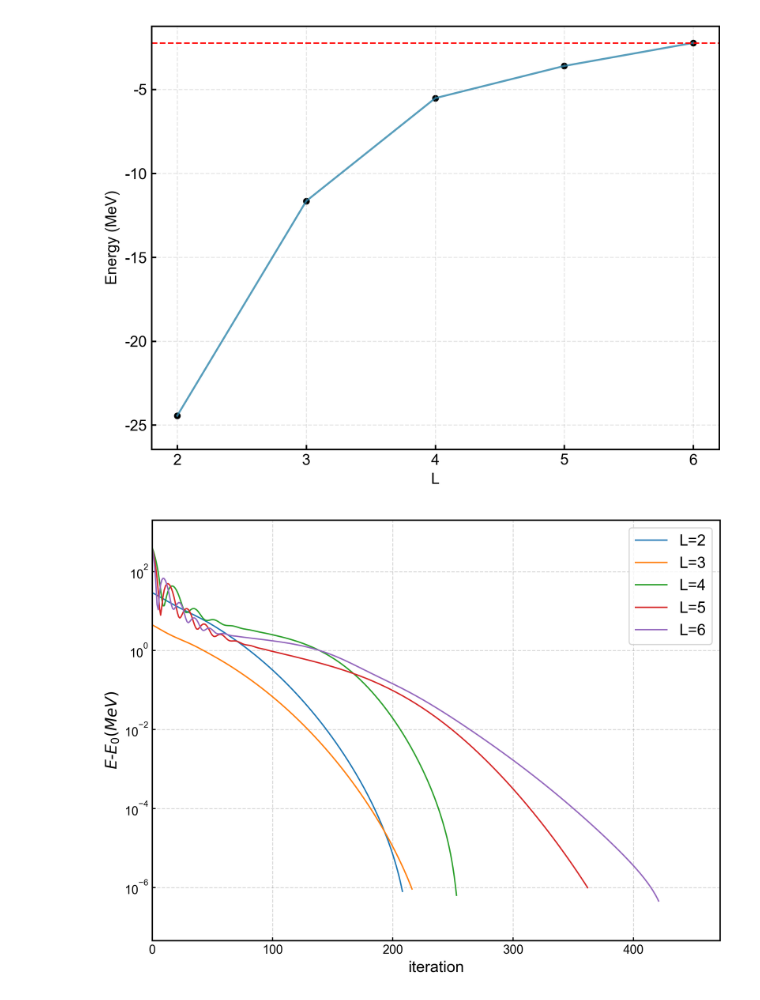
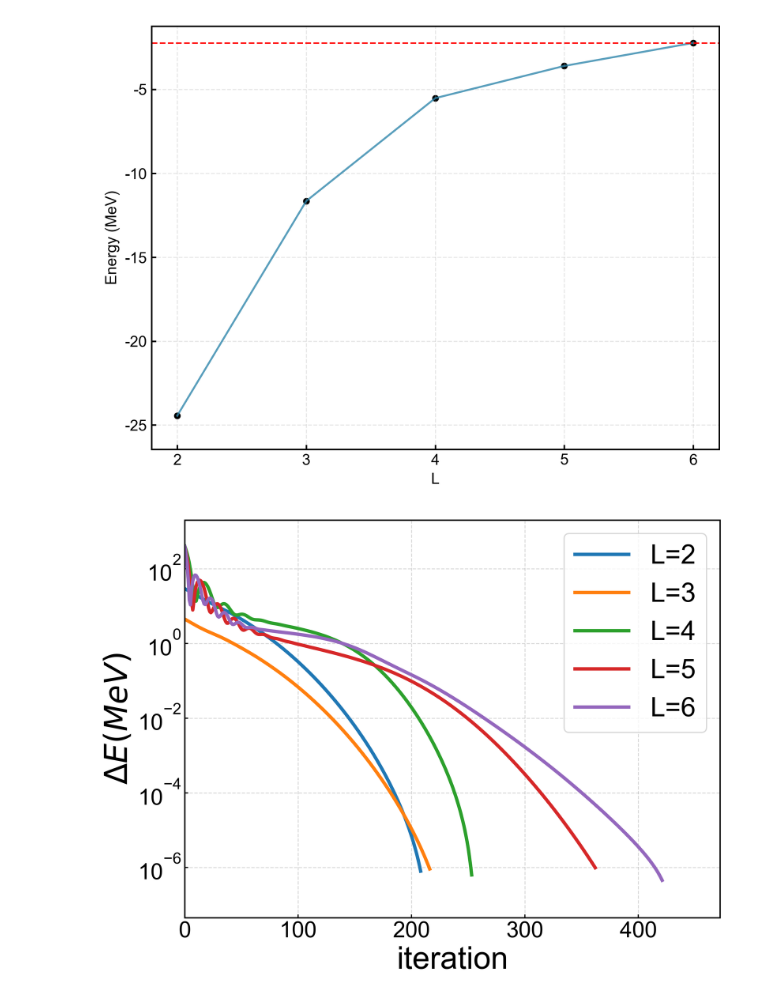
Before and after one commit to ZhushuoLiu/Quantum-computing-for-effective-nuclear-lattice-model, a Jupyter notebook: N=2 tu.ipynb, the cells around one changed output. Drawn from its saved outputs; the diff is of its cells as text; code cells hidden in the pictures.

```diff
--- a/N=2 tu.ipynb
+++ b/N=2 tu.ipynb
@@ -155,43 +155,43 @@ for i, arr in enumerate(data_list):
     # 根据数组长度生成对应的x轴数据
     x = np.arange(len(arr))
     # 绘制曲线：设置颜色、线条宽度、标记点（增强辨识度）、label
-    ax.plot(x, arr, color=colors[i], linewidth=1.2, label=labels[i])
+    ax.plot(x, arr, color=colors[i], linewidth=3, label=labels[i])
 
 ax.set_yscale('log')  # 核心修改：Y轴改为对数坐标
 ax.tick_params(direction='in')  # 刻度线向内（科研绘图规范）
 # -------------------------- 5. 细节优化（科研绘图必备） --------------------------
 # 设置x轴、y轴标签（带字体大小）
-ax.set_xlabel('iteration', fontsize=14, )
-ax.set_ylabel('$E$-$E_0(MeV)$', fontsize=14, )
+ax.set_xlabel('iteration', fontsize=28, )
+ax.set_ylabel('$\Delta E(MeV)$', fontsize=28, )
 
 # 设置标题（按需修改）
 #ax.set_title('Comparison of 5 Groups of Arrays', fontsize=16, pad=20)
 
 # 添加图例（位置最优，避免遮挡数据）
-ax.legend(loc='best', fontsize=14, frameon=True, fancybox=True, shadow=False)
+ax.legend(loc='best', fontsize=24, frameon=True, fancybox=True, shadow=False)
 
 # 添加网格（浅灰色虚线，辅助阅读，不喧宾夺主）
 ax.grid(True, linestyle='--', alpha=0.3, color='gray', linewidth=0.8)
 
 # 优化坐标轴：只保留左、下边框（科研绘图简洁风格）
 #ax.spines['top'].set_visible(False)
 #ax.spines['right'].set_visible(False)
 
 # 调整刻度范围（可选，根据数据自动适配）
 ax.set_xlim(0, max(len(arr) for arr in data_list) +50)  # x轴左右留边
 ax.set_ylim(np.min(np.concatenate(data_list))*0.1, np.max(np.concatenate(data_list)) *5)  # y轴上下留边
 
 # 调整刻度标签大小
-ax.tick_params(axis='both', labelsize=11, length=3, width=1)
+ax.tick_params(axis='both', labelsize=20, length=3, width=1)
 
 # -------------------------- 6. 保存图片（高分辨率，支持矢量图） --------------------------
 # 保存为PNG（位图，适合预览）或PDF（矢量图，适合期刊发表）
 plt.tight_layout()  # 自动调整布局，避免标签被裁剪
 #fig.savefig('scientific_array_plot.png', dpi=300, bbox_inches='tight')  # PNG格式
 
-fig.savefig('/home/lzs/N2L.pdf', bbox_inches='tight',dpi=300)  # PDF矢量格式（推荐科研投稿用）
+#fig.savefig('/home/lzs/N2L.pdf', bbox_inches='tight',dpi=300)  # PDF矢量格式（推荐科研投稿用）
 
 # 显示图像
 plt.show()
 # %% [output]
-[figure, old version]
+[figure, new version]
```
Also changed, not shown: 3 other files.
